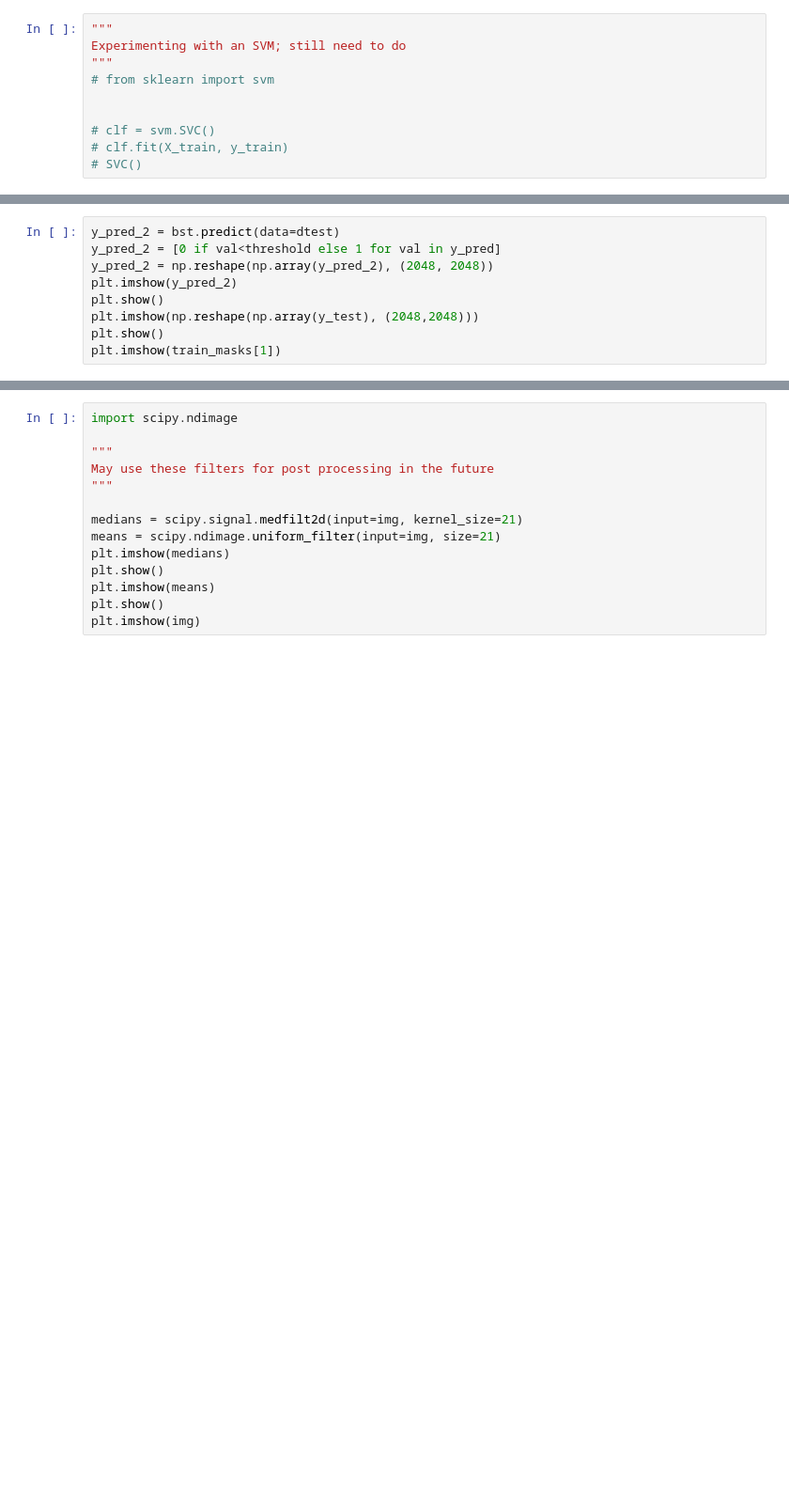
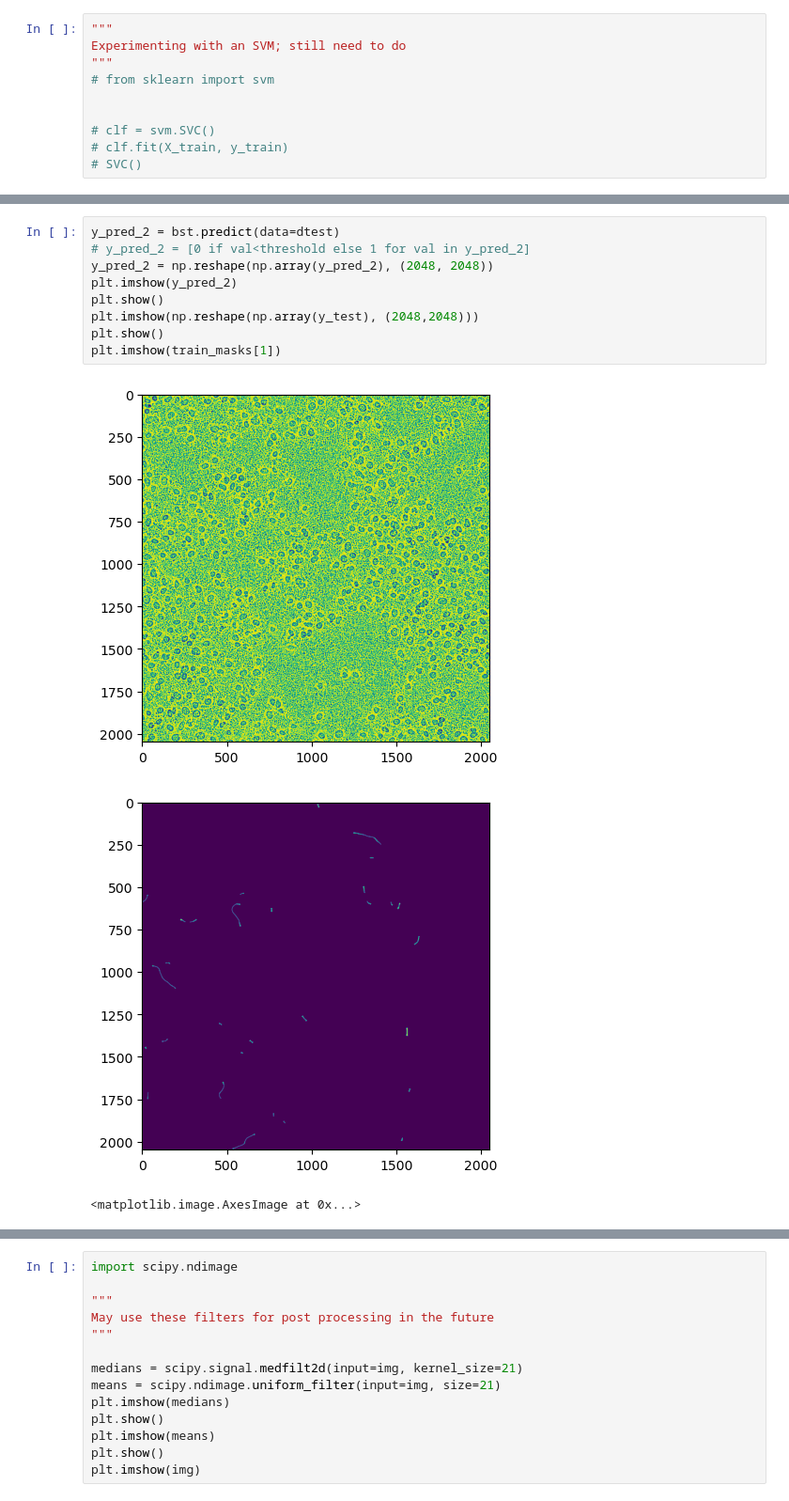
Before and after one commit to jblackwelder64/WEKA-XGBoost-Chromatin-Model, a Jupyter notebook: Main Notebook-Rip-HOG.ipynb, the cells around one changed output, grey strips where cells are left out. Shown at 94% size. Cells and saved outputs as stored; diff of their text form; blank space fills up the shorter version.

```diff
--- a/Main Notebook-Rip-HOG.ipynb
+++ b/Main Notebook-Rip-HOG.ipynb
@@ -301,9 +324,13 @@ y_pred = np.reshape(np.array(y_pred), (2048, 2048))
 # %%
 y_pred_2 = bst.predict(data=dtest)
-y_pred_2 = [0 if val<threshold else 1 for val in y_pred]
+# y_pred_2 = [0 if val<threshold else 1 for val in y_pred_2]
 y_pred_2 = np.reshape(np.array(y_pred_2), (2048, 2048))
 plt.imshow(y_pred_2)
 plt.show()
 plt.imshow(np.reshape(np.array(y_test), (2048,2048)))
 plt.show()
 plt.imshow(train_masks[1])
+# %% [output]
+[figure, added]
+[figure, added]
+<matplotlib.image.AxesImage at 0x...>
```
Also changed, not shown: parts of 10 cells of this notebook, 2 other files.
